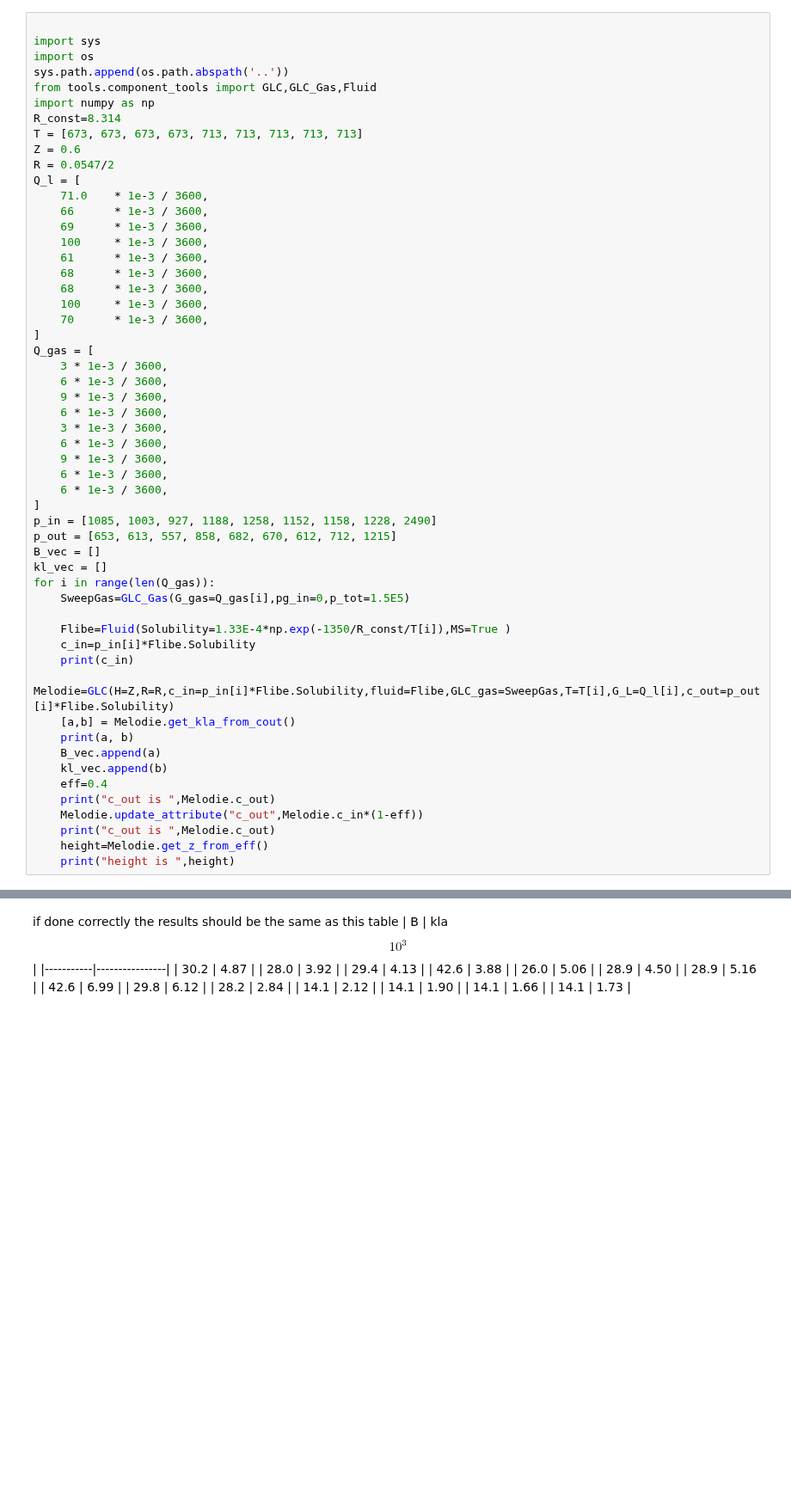
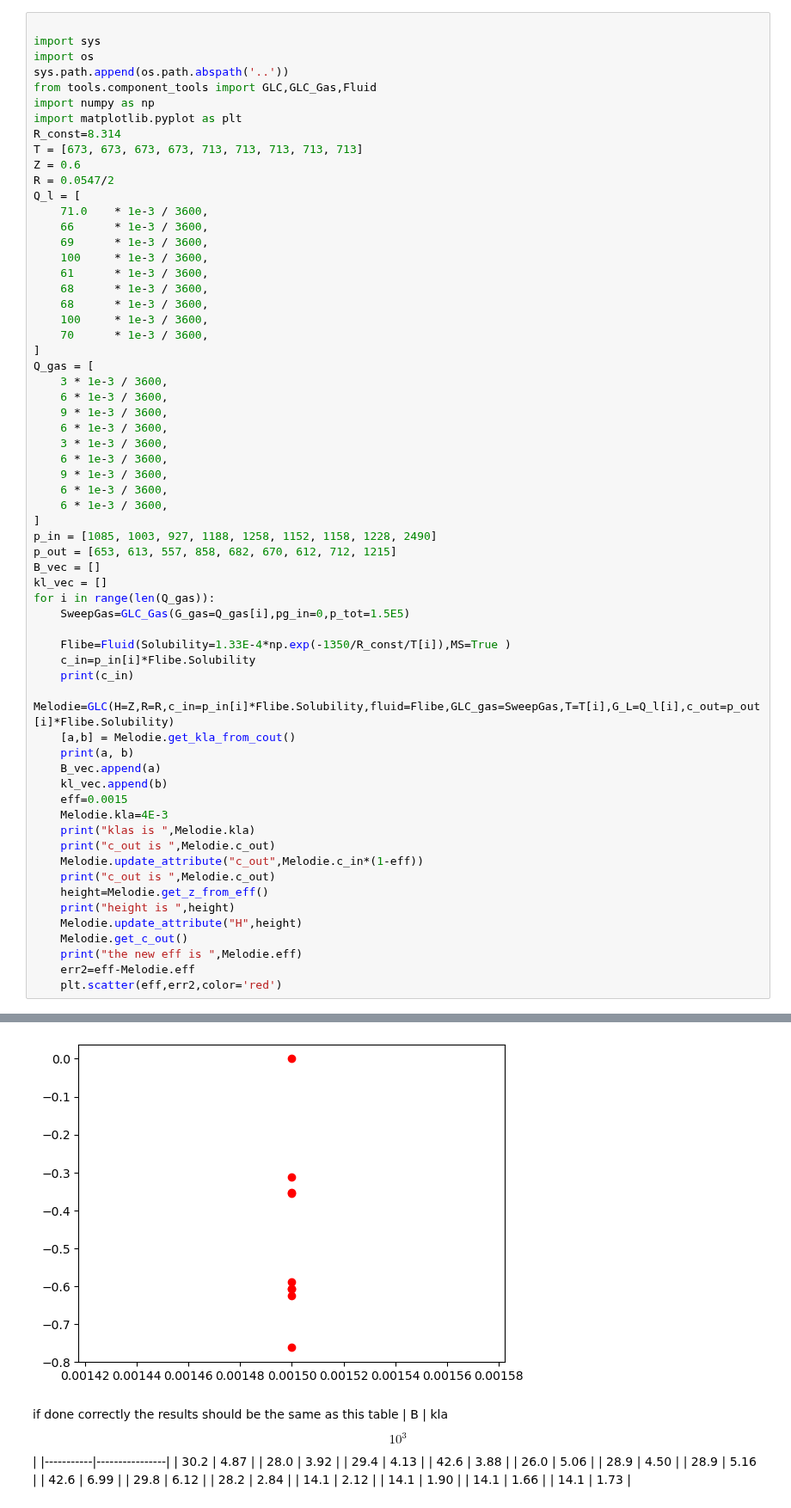
Before and after one commit to gabriele-ferrero/TRIOMA, a Jupyter notebook: Examples/GLC_tutorial_ms.ipynb, the cells around one changed output, grey strips where cells are left out. Shown at 86% size. Drawn from its saved outputs; the diff is of its cells as text; blank space fills up the shorter version.

```diff
--- a/Examples/GLC_tutorial_ms.ipynb
+++ b/Examples/GLC_tutorial_ms.ipynb
@@ -5,6 +5,7 @@ import os
 sys.path.append(os.path.abspath('..'))
 from tools.component_tools import GLC,GLC_Gas,Fluid
 import numpy as np
+import matplotlib.pyplot as plt
 R_const=8.314
 T = [673, 673, 673, 673, 713, 713, 713, 713, 713]
 Z = 0.6
@@ -46,12 +47,19 @@ for i in range(len(Q_gas)):
     print(a, b)
     B_vec.append(a)
     kl_vec.append(b)
-    eff=0.4
+    eff=0.0015
+    Melodie.kla=4E-3
+    print("klas is ",Melodie.kla)
     print("c_out is ",Melodie.c_out)
     Melodie.update_attribute("c_out",Melodie.c_in*(1-eff))
     print("c_out is ",Melodie.c_out)
     height=Melodie.get_z_from_eff()
     print("height is ",height)
+    Melodie.update_attribute("H",height)
+    Melodie.get_c_out()
+    print("the new eff is ",Melodie.eff)
+    err2=eff-Melodie.eff
+    plt.scatter(eff,err2,color='red')
 # %% [output]
 0.11336992421308277
 30.212997495461888 -0.012052189879554939
@@ -73,3 +81,4 @@ height is  None
+[figure, added]
 # %% [markdown]
 if done correctly the results should be the same as this table
 | B         | kla$$10^3$$    |
```
Also changed, not shown: parts of 3 cells of this notebook, 3 other files.
